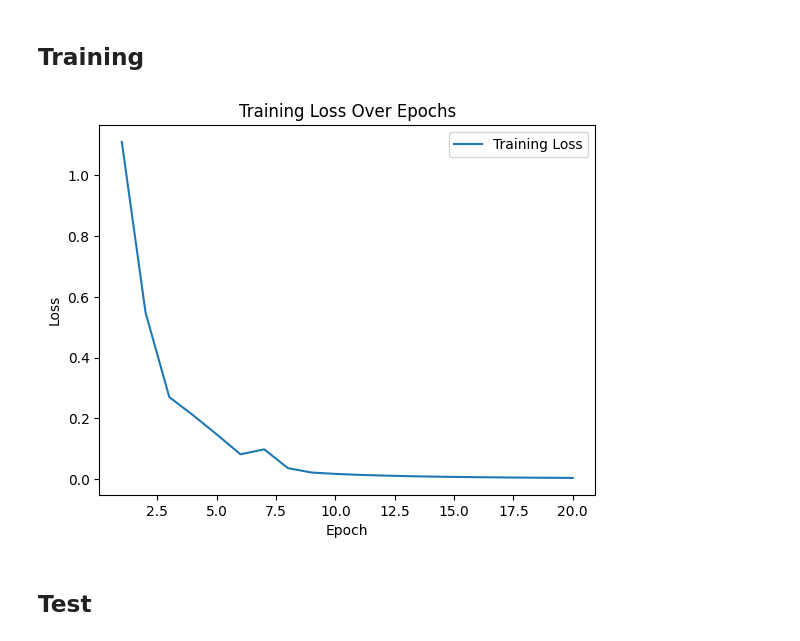
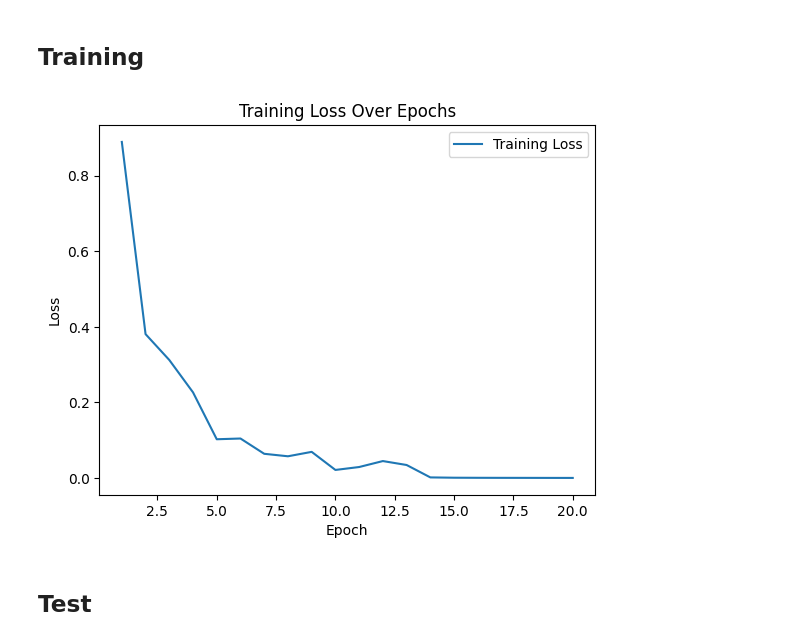
Before and after one commit to yuuuuzhang/transformer_scRNA, a Jupyter notebook: transformer_scRNA.ipynb, the cells around one changed output. Drawn from its saved outputs; the diff is of its cells as text; code cells hidden in the pictures.

```diff
--- a/transformer_scRNA.ipynb
+++ b/transformer_scRNA.ipynb
@@ -245,6 +283,7 @@ y_test_tensor = torch.tensor(y_test.values, dtype=torch.long)    # Assuming y_te
 # %%
 input_dim = X_train_tensor.shape[1]
 latent_dim = 16
+embed_dim = 32
 num_classes = len(np.unique(y))
 learning_rate = 0.001
 batch_size = 32
@@ -253,17 +292,17 @@ num_epochs = 20
 ## Training
 # %%
 # Initialize model, criterion, and optimizer
-model = ClassificationModel(input_dim, latent_dim, num_classes)
+model = ClassificationModel(input_dim, latent_dim, embed_dim, num_classes)
 criterion = nn.CrossEntropyLoss()
 optimizer = optim.Adam(model.parameters(), lr=learning_rate)
 
 # Train the model
 epoch_losses = train_model(model, criterion, optimizer, X_train_tensor, y_train_tensor, num_epochs, batch_size)
 
 # Plot training loss
 plot_loss(epoch_losses)
 # %% [output]
-[figure, old version]
+[figure, new version]
 # %% [markdown]
 ## Test
 # %%
```
Also changed, not shown: parts of 4 cells of this notebook.
